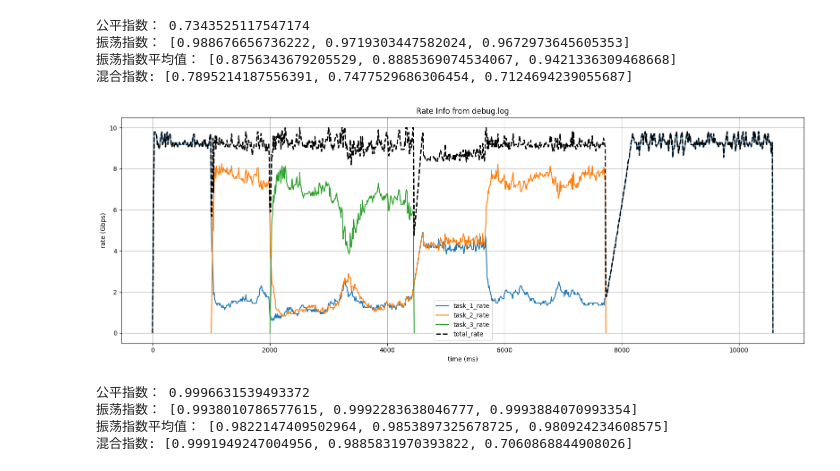
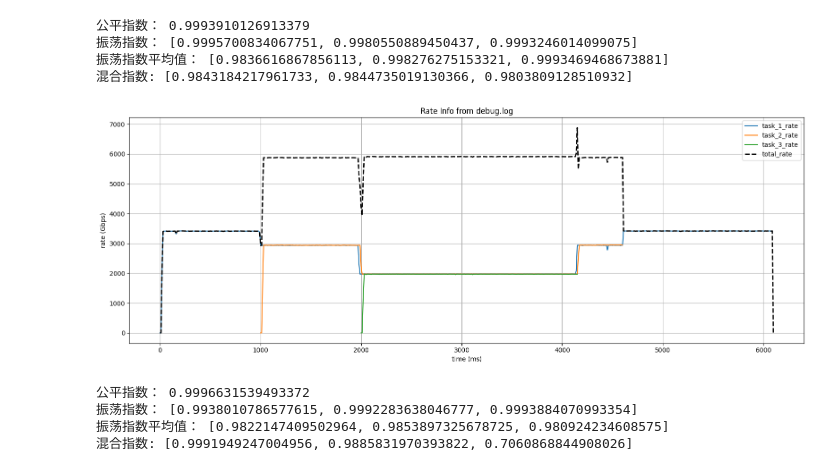
Before and after one commit to Miao-er/fileTransferCmd, a Jupyter notebook: plot.ipynb, the cells around one changed output. Saved outputs shown, nothing was run; the diff lists cells and outputs as text; code cells hidden in the pictures.

```diff
--- a/plot.ipynb
+++ b/plot.ipynb
@@ -159,7 +159,7 @@ def cacu_mixed_factor(log_path,w:int=100, omega:float=0.05):
                             delta = find_median(osci_arr)
                             average = sum(slide_windows[i]) / len(slide_windows[i])
                             # print(f"task_{i+1}_rate: {elem}, ref: {ref}, mad: {mad}, result: {1 - mad / max(1e-6, ref)}")
-                            oscis[i].append(delta /max(1e-6, average)])
+                            oscis[i].append(delta /max(1e-6, average))
                             # print(f"task_{i+1}_oscillation: {osci[i]:.4f}")
             except Exception as e:
                 continue
@@ -168,16 +168,16 @@ def cacu_mixed_factor(log_path,w:int=100, omega:float=0.05):
 # 用法
 # %%
 #DOWN
-cacu_fair_factor('rate_dcqcn.log')
-cacu_oscillation_factor('rate_dcqcn.log', 100)
-cacu_mixed_factor('rate_dcqcn.log',w = 100, omega = 0.05)
-plot_debug_log('rate_dcqcn.log')
+cacu_fair_factor('rate.log')
+cacu_oscillation_factor('rate.log', 100)
+cacu_mixed_factor('rate.log',w = 100, omega = 0.05)
+plot_debug_log('rate.log')
 # %% [output]
-公平指数： 0.7343525117547174
-振荡指数： [0.988676656736222, 0.9719303447582024, 0.9672973645605353]
-振荡指数平均值： [0.8756343679205529, 0.8885369074534067, 0.9421336309468668]
-混合指数: [0.7895214187556391, 0.7477529686306454, 0.7124694239055687]
+公平指数： 0.9993910126913379
+振荡指数： [0.9995700834067751, 0.9980550889450437, 0.9993246014099075]
+振荡指数平均值： [0.9836616867856113, 0.998276275153321, 0.9993469468673881]
+混合指数: [0.9843184217961733, 0.9844735019130366, 0.9803809128510932]
-[figure, old version]
+[figure, new version]
 # %%
 #UP
 cacu_fair_factor('rate_lucp.log')
```
Also changed, not shown: 9 other files.
